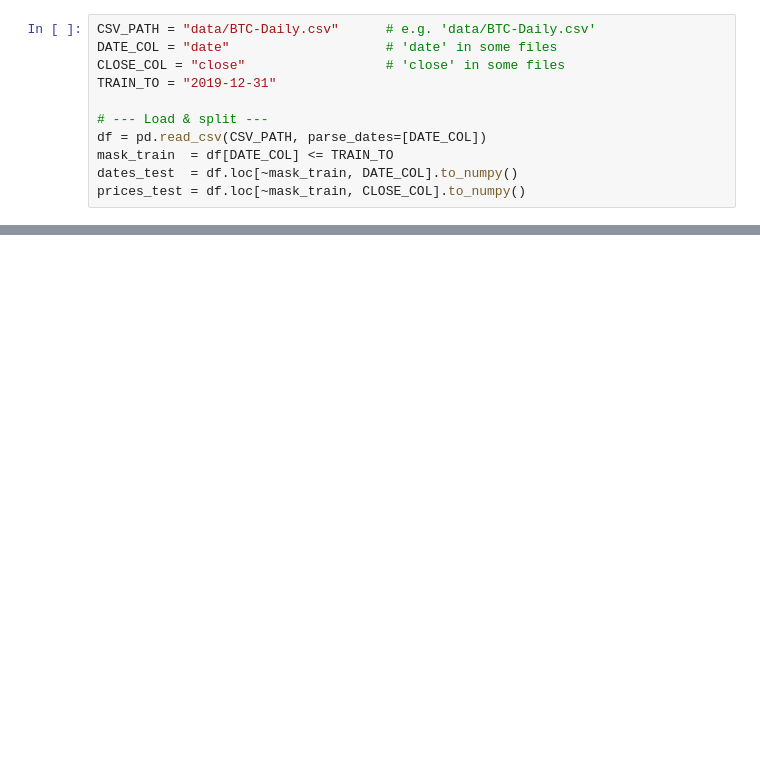
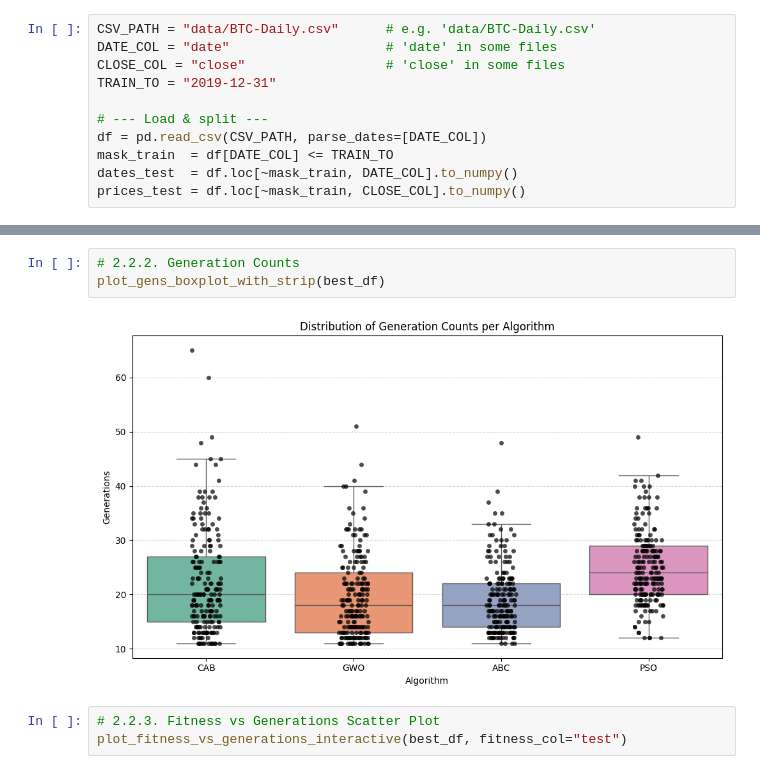
Before and after one commit to Tarnage/crypto_optimiser, a Jupyter notebook: foward_test.ipynb, the cells around one changed output, grey strips where cells are left out. Saved outputs shown, nothing was run; the diff lists cells and outputs as text; blank space fills up the shorter version.

```diff
--- a/foward_test.ipynb
+++ b/foward_test.ipynb
@@ -219,0 +338,8 @@ compare_shifted_signals(prices, shift_vals=[0, 2, 4])
+# %%
+# 2.2.2. Generation Counts
+plot_gens_boxplot_with_strip(best_df)
+# %% [output]
+[figure, added]
+# %%
+# 2.2.3. Fitness vs Generations Scatter Plot
+plot_fitness_vs_generations_interactive(best_df, fitness_col="test")
```
Also changed, not shown: parts of 36 cells of this notebook, 2 other files.
